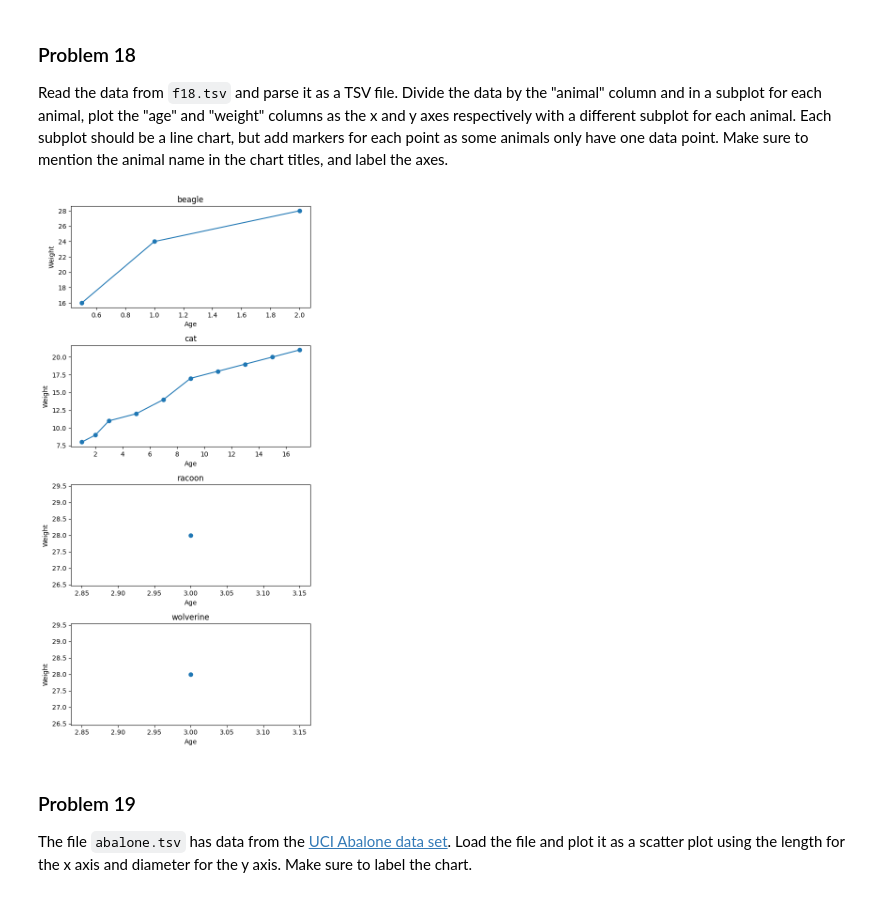
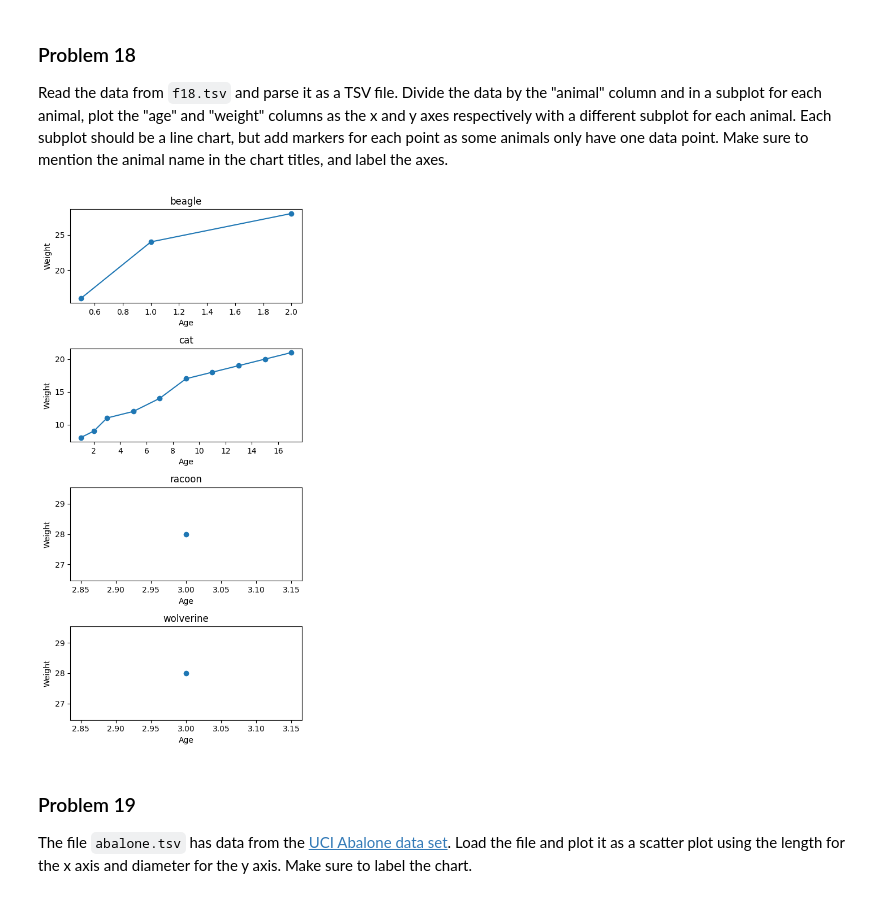
Before and after one commit to chloewinter99/dx602-homework-05, a Jupyter notebook: homework.ipynb, the cells around one changed output. Saved outputs shown, nothing was run; the diff lists cells and outputs as text; code cells hidden in the pictures.

```diff
--- a/homework.ipynb
+++ b/homework.ipynb
@@ -335,0 +330,17 @@ Ellipsis
+# %%
+# YOUR CHANGES HERE
+import csv
+
+x = []
+y = []
+
+with open("f11.csv") as f:
+    reader = csv.DictReader(f)
+    for row in reader:
+        x.append(float(row["x"]))
+        y.append(float(row["y"]))
+
+plt.scatter(x, y, s=10)
+plt.xlabel("x")
+plt.ylabel("y")
+plt.title("Problem 11 Scatter Plot")
@@ -462,33 +485,33 @@ Each subplot should be a line chart, but add markers for each point as some anim
 Make sure to mention the animal name in the chart titles, and label the axes.
 # %%
 # YOUR CHANGES HERE
+import csv
 
-import csv
 data = {}
 with open("f18.tsv") as f:
     reader = csv.DictReader(f, dialect="excel-tab")
     for row in reader:
         a = row["animal"]
         data.setdefault(a, []).append((float(row["age"]), float(row["weight"])))
 
 animals = list(data.keys())
-fig, axes = plt.subplots(len(animals), 1, figsize=(6, 3 * len(animals)))
+fig, axes = plt.subplots(len(animals), 1,figsize=(5,10))
 
 if len(animals) == 1:
     axes = [axes]
 
 for ax, animal in zip(axes, animals):
     pts = sorted(data[animal])
     x = [p[0] for p in pts]
     y = [p[1] for p in pts]
     ax.plot(x, y, marker='o')
     ax.set_title(animal)
     ax.set_xlabel("Age")
     ax.set_ylabel("Weight")
 
 plt.tight_layout()
 # %% [output]
-[figure, old version]
+[figure, new version]
 # %% [markdown]
 ### Problem 19
 
```
Also changed, not shown: parts of 17 cells of this notebook.
